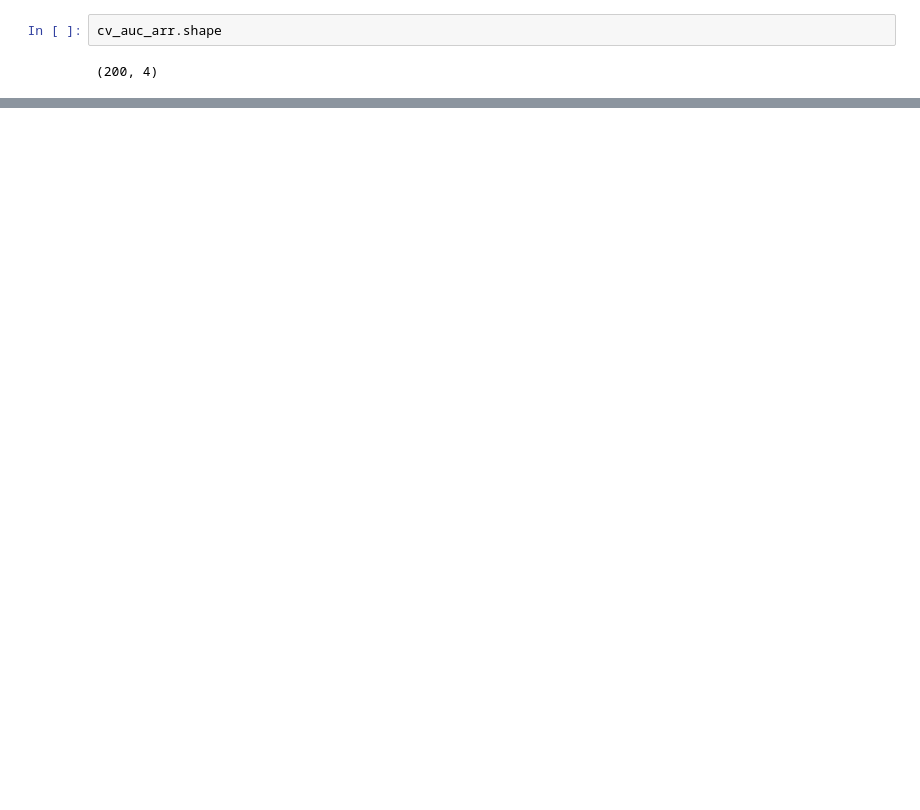
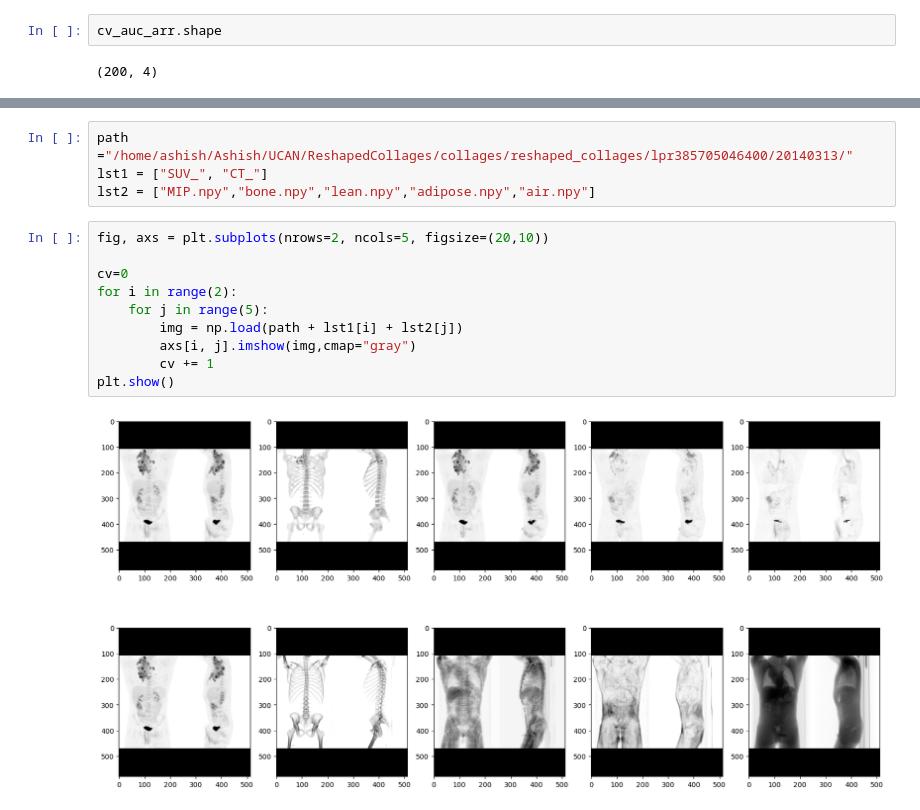
Before and after one commit to NickosKal/UCAN-PET-CT-image-data-handling-pipeline, a Jupyter notebook: Task4/Data_preparation/evaluate_models.ipynb, the cells around one changed output, grey strips where cells are left out. Cells and saved outputs as stored; diff of their text form; blank space fills up the shorter version.

```diff
--- a/Task4/Data_preparation/evaluate_models.ipynb
+++ b/Task4/Data_preparation/evaluate_models.ipynb
@@ -215 +215,17 @@ cv_auc_df.max()
 dtype: float64
+# %%
+path ="/home/ashish/Ashish/UCAN/ReshapedCollages/collages/reshaped_collages/lpr385705046400/20140313/"
+lst1 = ["SUV_", "CT_"]
+lst2 = ["MIP.npy","bone.npy","lean.npy","adipose.npy","air.npy"]
+# %%
+fig, axs = plt.subplots(nrows=2, ncols=5, figsize=(20,10))
+
+cv=0
+for i in range(2):
+    for j in range(5):
+        img = np.load(path + lst1[i] + lst2[j])
+        axs[i, j].imshow(img,cmap="gray")
+        cv += 1
+plt.show()
+# %% [output]
+[figure, added]
```
Also changed, not shown: parts of 7 cells of this notebook, 2 other files.
